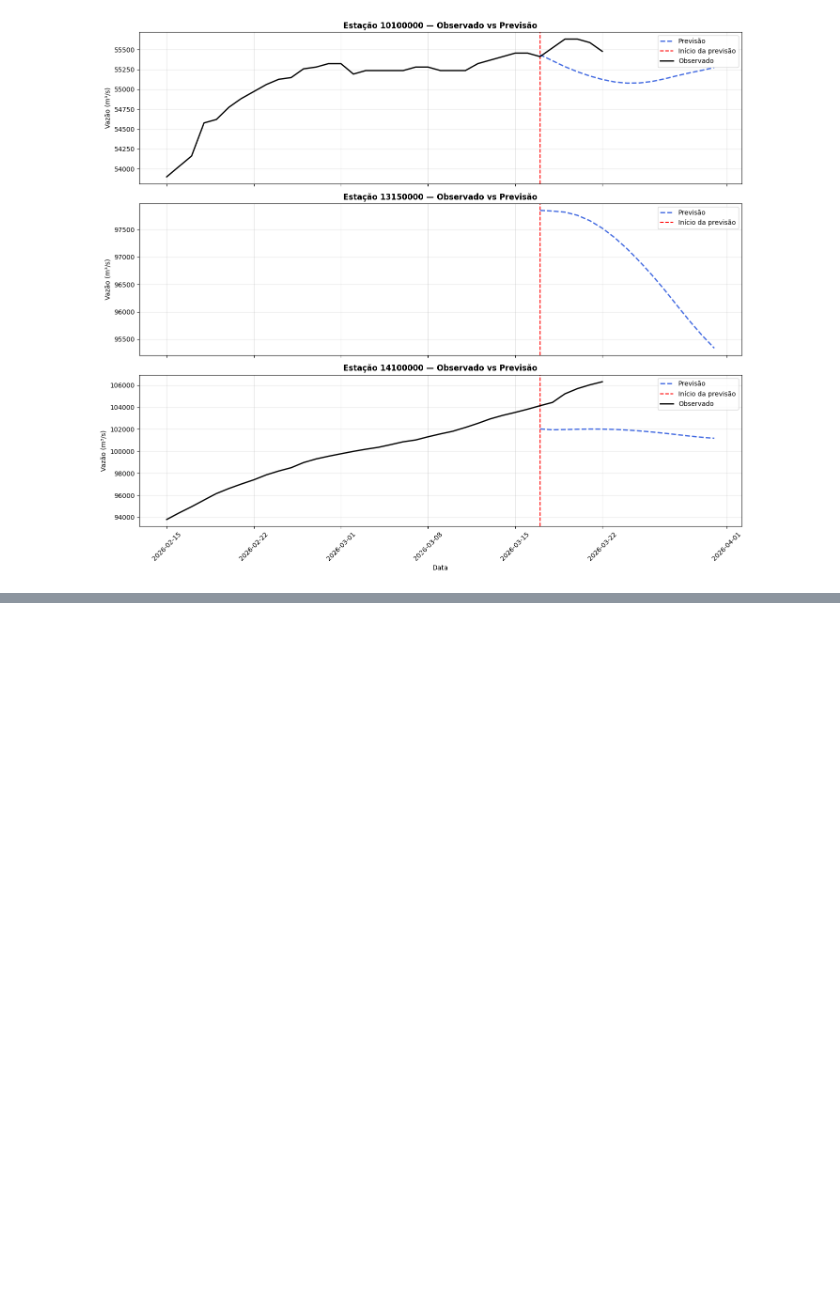
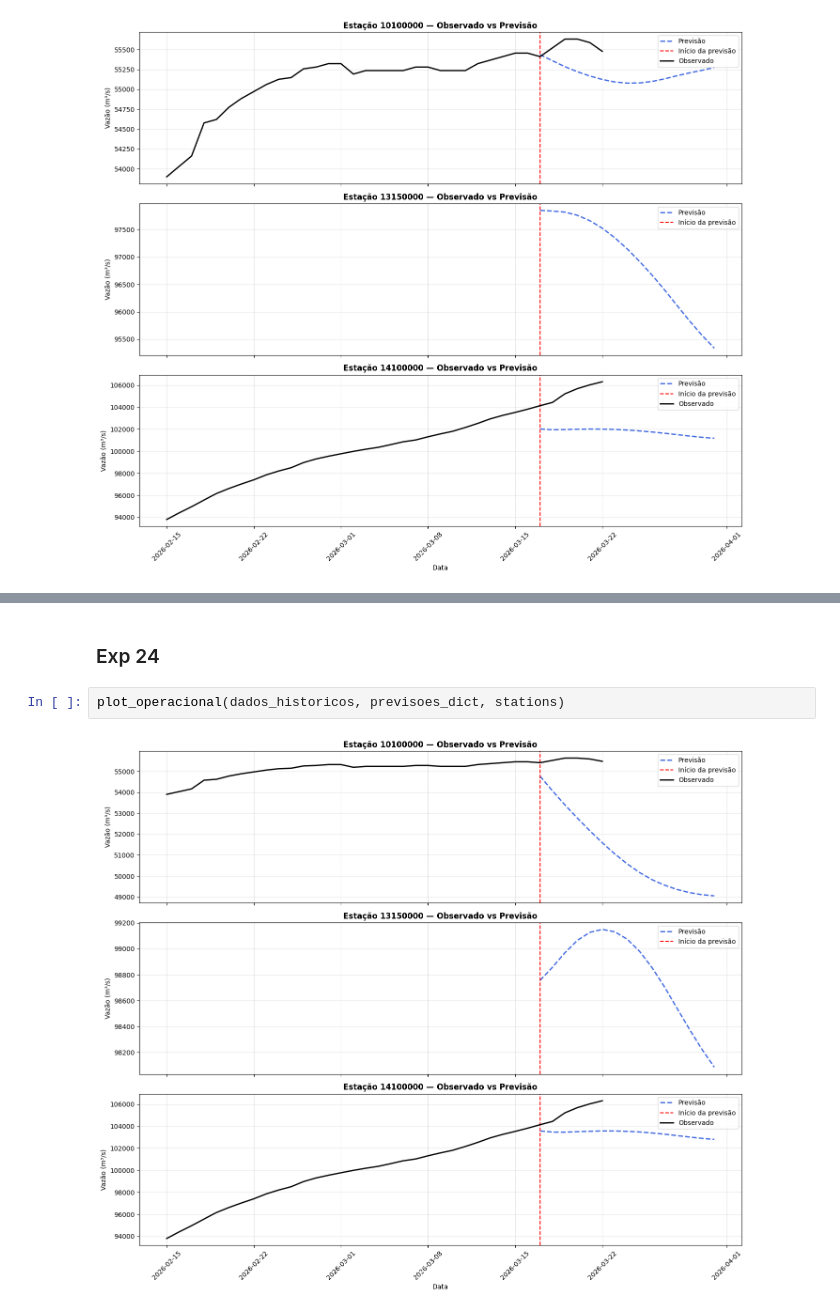
Before and after one commit to emilyamn/LSTM_Model_Amazon_Basins, a Jupyter notebook: notebooks/05_comparing_operational_predictions_observed.ipynb, the cells around one changed output, grey strips where cells are left out. Saved outputs shown, nothing was run; the diff lists cells and outputs as text; blank space fills up the shorter version.

```diff
--- a/notebooks/05_comparing_operational_predictions_observed.ipynb
+++ b/notebooks/05_comparing_operational_predictions_observed.ipynb
@@ -346,0 +360,6 @@ plot_operacional(dados_historicos, previsoes_dict, stations)
+# %% [markdown]
+### Exp 24
+# %%
+plot_operacional(dados_historicos, previsoes_dict, stations)
+# %% [output]
+[figure, added]
```
Also changed, not shown: parts of 12 cells of this notebook.
